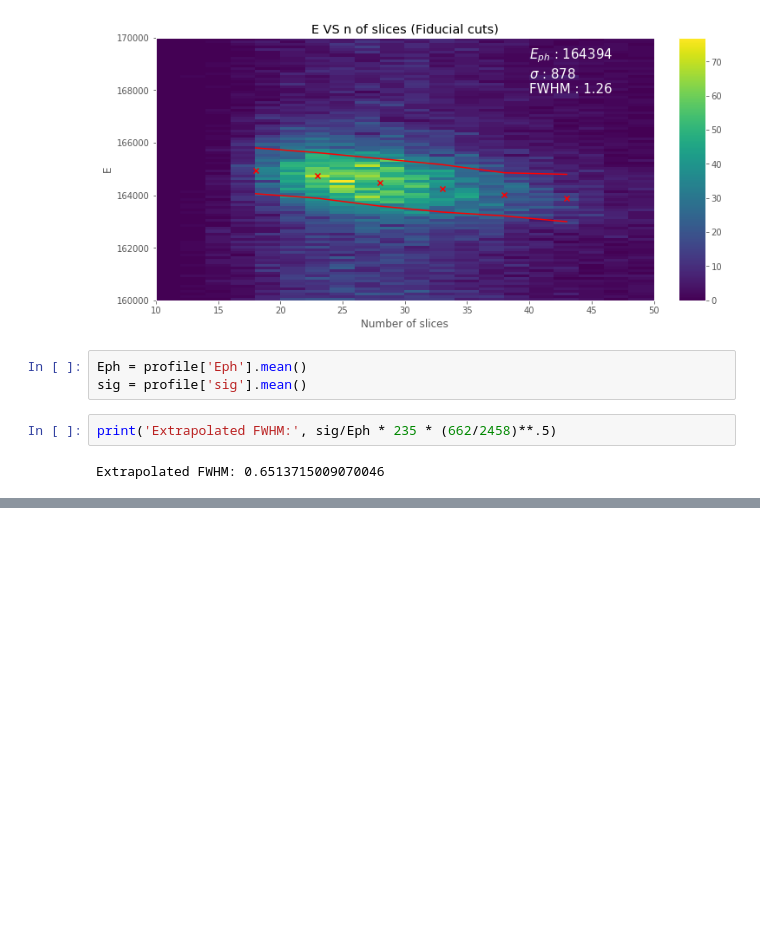
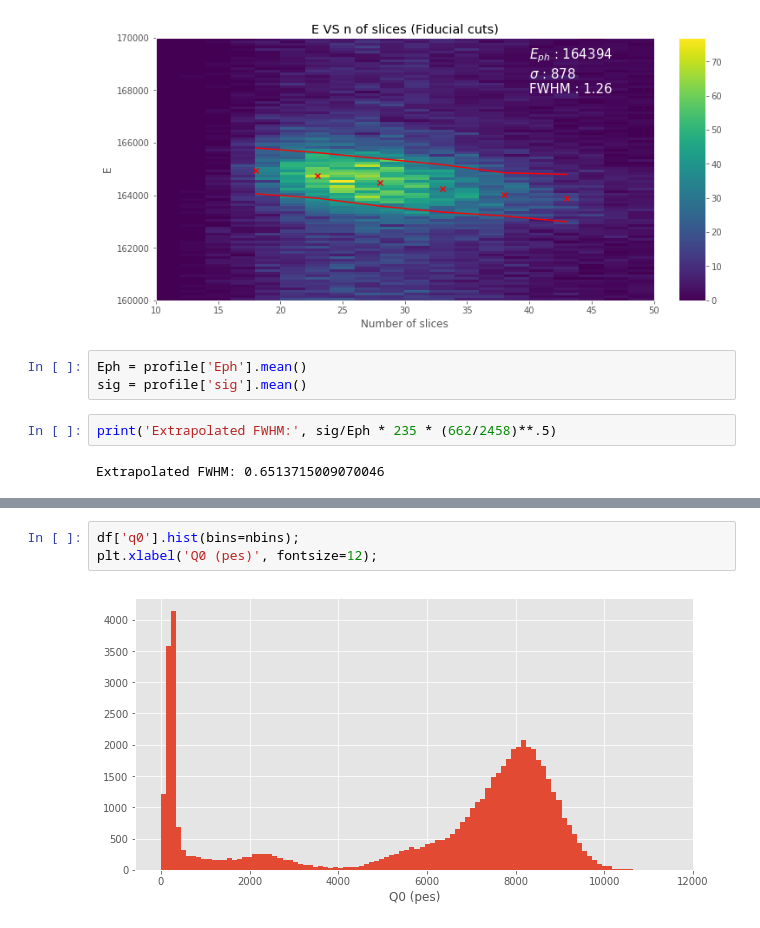
Before and after one commit to jahernando/CsThNB, a Jupyter notebook: temp/pmaps/Cs_corrected_pmaps_analysis.ipynb, the cells around one changed output, grey strips where cells are left out. Drawn from its saved outputs; the diff is of its cells as text; blank space fills up the shorter version.

```diff
--- a/temp/pmaps/Cs_corrected_pmaps_analysis.ipynb
+++ b/temp/pmaps/Cs_corrected_pmaps_analysis.ipynb
@@ -447,0 +455,5 @@ Extrapolated FWHM: 0.6513715009070046
+# %%
+df['q0'].hist(bins=nbins);
+plt.xlabel('Q0 (pes)', fontsize=12);
+# %% [output]
+[figure, added]
```
Also changed, not shown: parts of 6 cells of this notebook.
